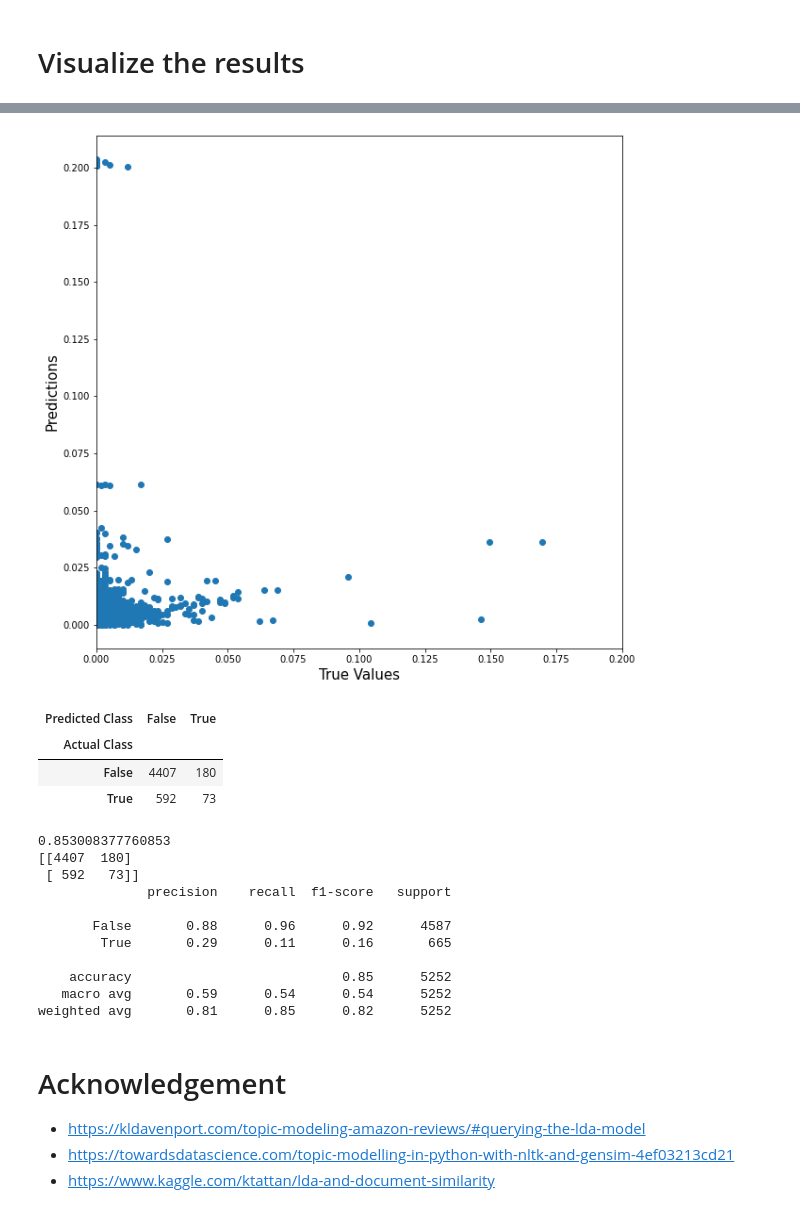
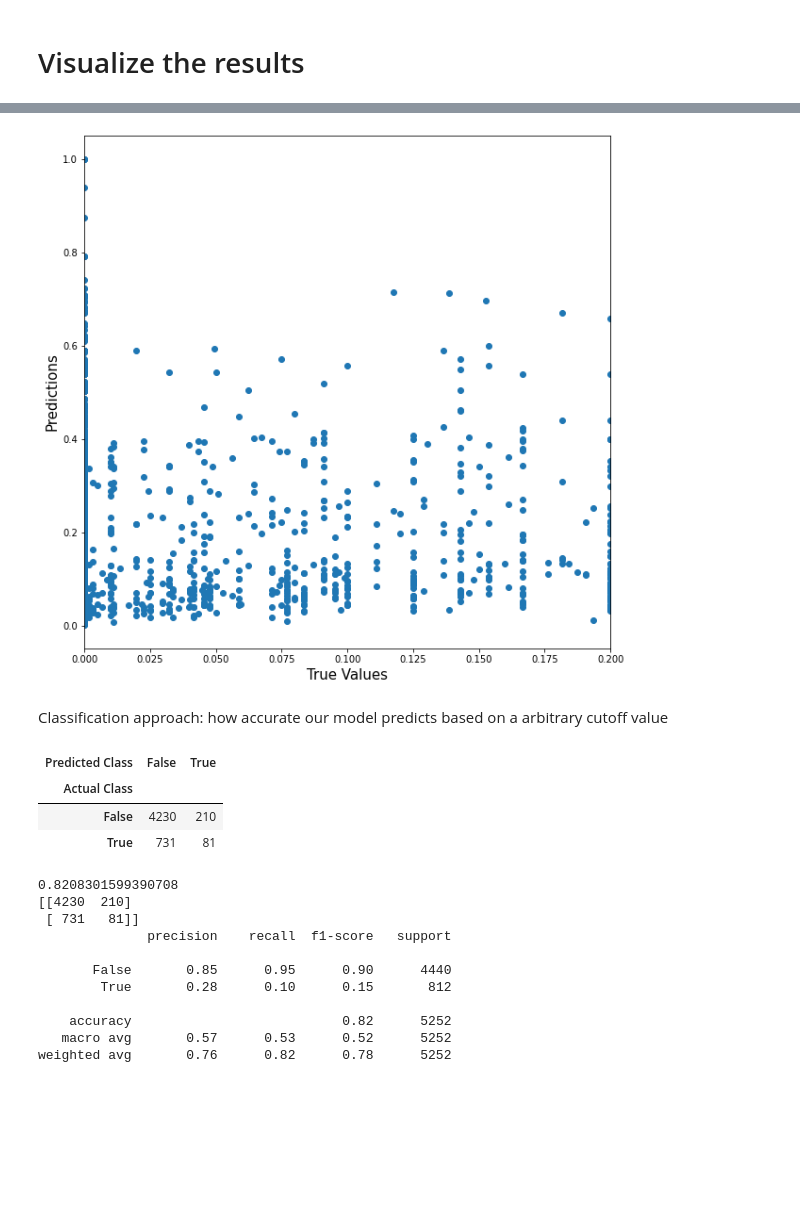
Before and after one commit to huytrinhx/MSBA-21, a Jupyter notebook: Predicting_the_usefulness_of_Amazon_Reviews_Base_Train(LDA+JSD).ipynb, the cells around one changed output, grey strips where cells are left out. Drawn from its saved outputs; the diff is of its cells as text; code cells hidden in the pictures; blank space fills up the shorter version.

```diff
--- a/Predicting_the_usefulness_of_Amazon_Reviews_Base_Train(LDA+JSD).ipynb
+++ b/Predicting_the_usefulness_of_Amazon_Reviews_Base_Train(LDA+JSD).ipynb
@@ -250,0 +332,9 @@ Number of reviews removed: 2134
+# %%
+def MinMaxScale(row):
+  x = row['data/helpful_votes']
+  min = row['min']
+  max = row['max']
+  if max - min != 0 :
+    return (x - min) /(max - min)
+  else:
+    return 0
@@ -573 +737,3 @@ final_data = pd.read_csv(home_dir+predicted_data)
+# %%
+final_data['helpful_votes_scaled_2'] = final_data.apply(lambda row: MinMaxScale(row),axis=1)
 # %%
@@ -581,6 +749,6 @@ plt.show()
 # %%
-true_vals = final_data['helpful_votes_scaled']
-predicted_vals = final_data['predict_score']
+true_vals = final_data['helpful_votes_scaled_2']
+predicted_vals = final_data['predicted_score']
 plt.figure(figsize=(10,10))
 plt.scatter(true_vals, predicted_vals)
 plt.xlabel('True Values', fontsize=15)
@@ -588,38 +756,36 @@ plt.ylabel('Predictions', fontsize=15)
 plt.xlim(0,0.2)
 plt.show()
 # %% [output]
-[figure, old version]
+[figure, new version]
+# %% [markdown]
+Classification approach: how accurate our model predicts based on a arbitrary cutoff value
 # %%
-CUT_OFF_VALUE = 0.01
-final_data['predicted_class'] = np.where(final_data['predict_score'] >= CUT_OFF_VALUE,True,False)
-pd.crosstab(final_data['helpful'],final_data['predicted_class'],
+CUT_OFF_VALUE = 0.50
+final_data['predicted_class'] = np.where(final_data['predicted_score'] >= CUT_OFF_VALUE,True,False)
+final_data['actual_class'] = np.where(final_data['helpful_votes_scaled_2'] >= CUT_OFF_VALUE,True,False)
+pd.crosstab(final_data['actual_class'],final_data['predicted_class'],
             margins_name="Total",rownames=['Actual Class'], colnames=['Predicted Class'],normalize=False)
 # %% [output]
 | Predicted Class | False | True |
 | Actual Class |  |  |
-| False | 4407 | 180 |
-| True | 592 | 73 |
+| False | 4230 | 210 |
+| True | 731 | 81 |
 # %%
 # A cleaner way to report classification metrics
-y_test = final_data['helpful']
+y_test = final_data['actual_class']
 y_pred = final_data['predicted_class']
 print(accuracy_score(y_test,y_pred))
 print(confusion_matrix(y_test,y_pred))
 print(classification_report(y_test,y_pred))
 # %% [output]
-0.853008377760853
-[[4407  180]
- [ 592   73]]
+0.8208301599390708
+[[4230  210]
+ [ 731   81]]
               precision    recall  f1-score   support
 
-       False       0.88      0.96      0.92      4587
-        True       0.29      0.11      0.16       665
+       False       0.85      0.95      0.90      4440
+        True       0.28      0.10      0.15       812
 
-    accuracy                           0.85      5252
-   macro avg       0.59      0.54      0.54      5252
-weighted avg       0.81      0.85      0.82      5252
+    accuracy                           0.82      5252
+   macro avg       0.57      0.53      0.52      5252
+weighted avg       0.76      0.82      0.78      5252
-# %% [markdown]
-# Acknowledgement
-- https://kldavenport.com/topic-modeling-amazon-reviews/#querying-the-lda-model
-- https://towardsdatascience.com/topic-modelling-in-python-with-nltk-and-gensim-4ef03213cd21
-- https://www.kaggle.com/ktattan/lda-and-document-similarity
```
Also changed, not shown: parts of 65 cells of this notebook.
